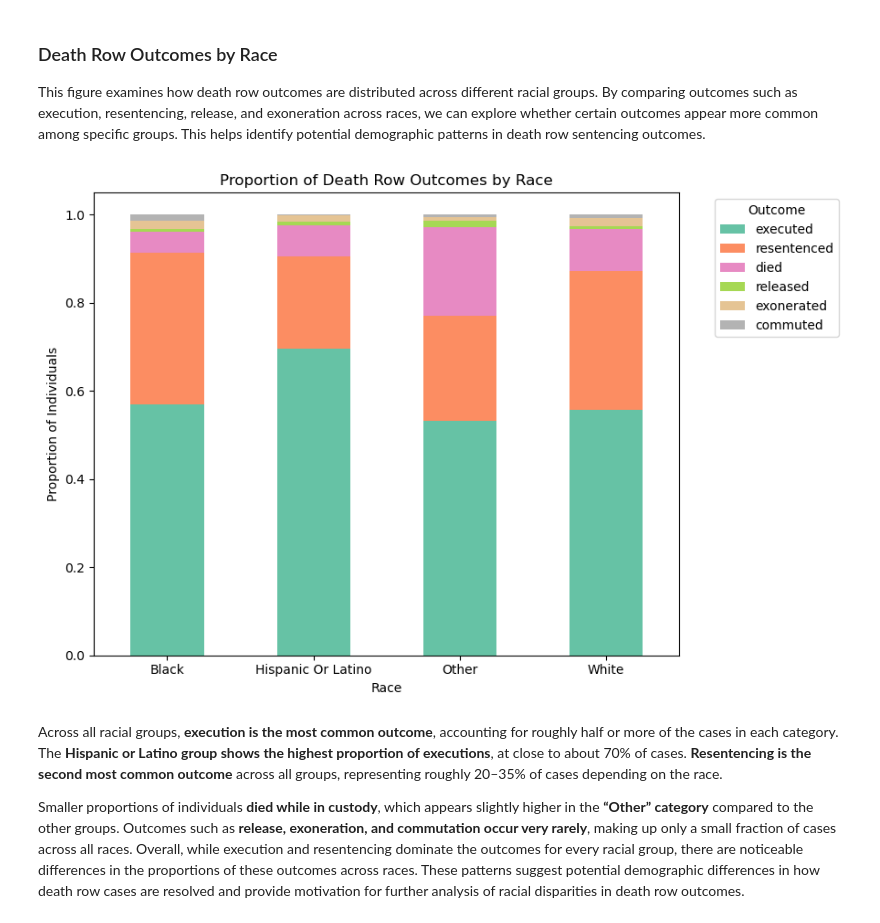
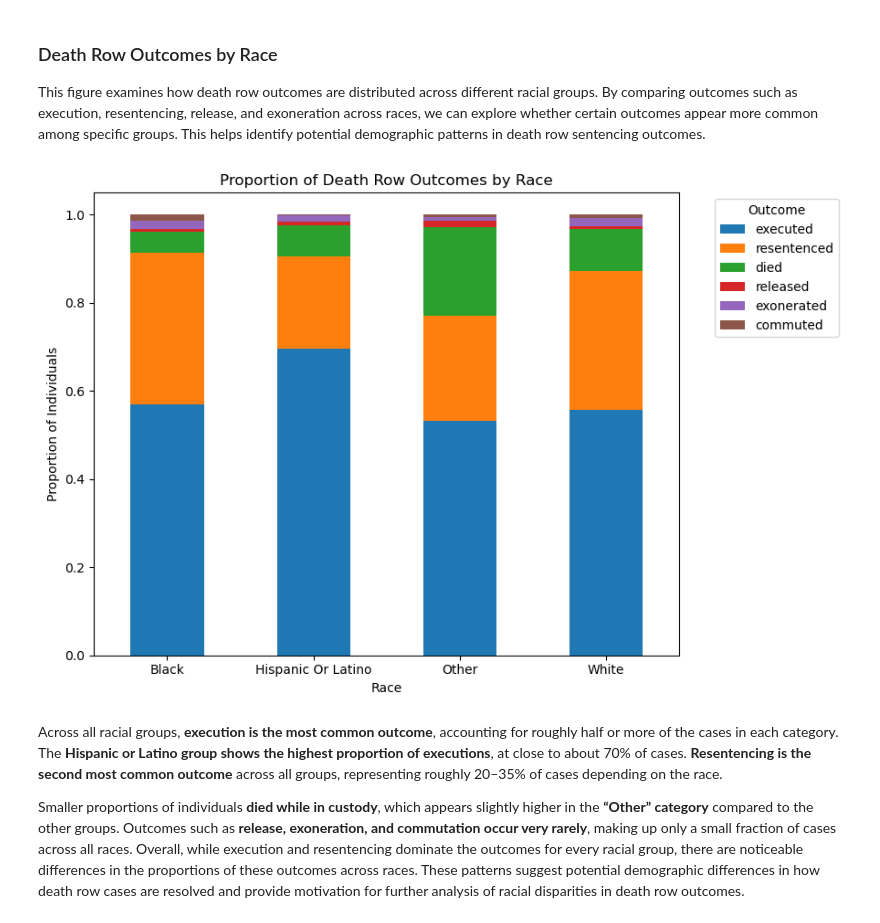
Before and after one commit to COGS108/Group152_WI26, a Jupyter notebook: 02-EDACheckpoint.ipynb, the cells around one changed output. Saved outputs shown, nothing was run; the diff lists cells and outputs as text; code cells hidden in the pictures.

```diff
--- a/02-EDACheckpoint.ipynb
+++ b/02-EDACheckpoint.ipynb
@@ -626,36 +619,35 @@ df['race_clean'] = df['race_clean'].replace({
 
 outcome_cols = ['executed','exonerated','commuted','resentenced','released','died']
 
 df['outcome'] = df[outcome_cols].fillna(0).idxmax(axis=1)
 
 # Create race-outcome table
 race_outcomes = df.groupby(['race_clean','outcome']).size().unstack().fillna(0)
 
 # Convert counts to proportions
 race_outcomes_prop = race_outcomes.div(race_outcomes.sum(axis=1), axis=0)
 
 # Order outcomes for logical reading
 outcome_order = ['executed','resentenced','died','released','exonerated','commuted']
 race_outcomes_prop = race_outcomes_prop[outcome_order]
 
 race_outcomes_prop.plot(
     kind='bar',
     stacked=True,
-    figsize=(9,6),
-    colormap='Set2'
+    figsize=(9,6)
 )
 
 plt.title("Proportion of Death Row Outcomes by Race")
 plt.xlabel("Race")
 plt.ylabel("Proportion of Individuals")
 
 plt.xticks(rotation=0)
 plt.legend(title="Outcome", bbox_to_anchor=(1.05,1))
 
 plt.tight_layout()
 plt.show()
 # %% [output]
-[figure, old version]
+[figure, new version]
 # %% [markdown]
 Across all racial groups, **execution is the most common outcome**, accounting for roughly half or more of the cases in each category. The **Hispanic or Latino group shows the highest proportion of executions**, at close to about 70% of cases. **Resentencing is the second most common outcome** across all groups, representing roughly 20–35% of cases depending on the race.
 
```
Also changed, not shown: parts of 4 cells of this notebook.
